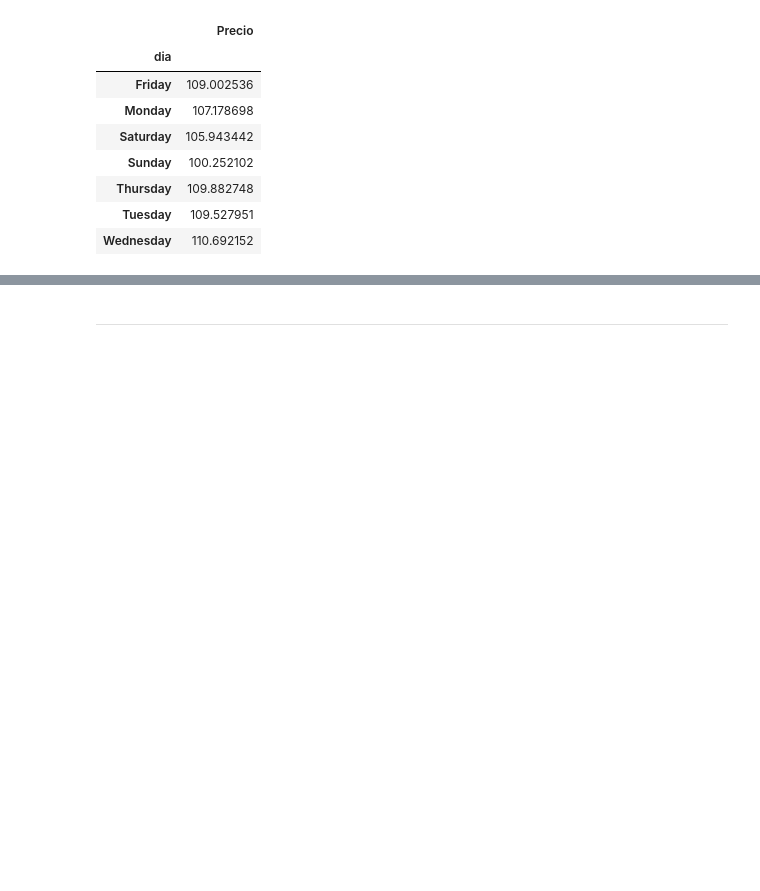
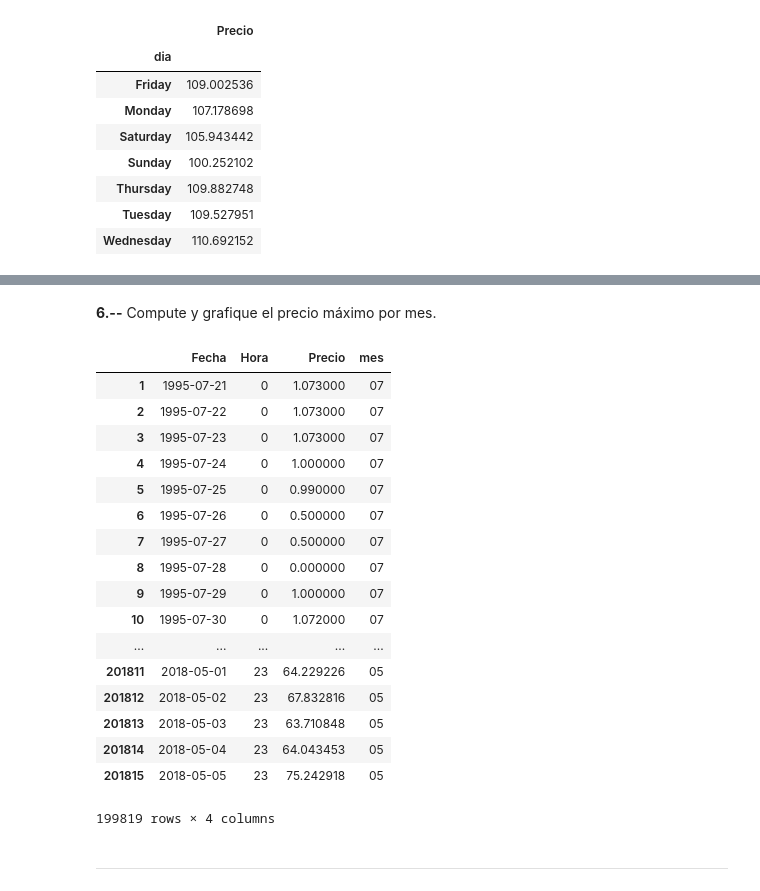
Before and after one commit to cda-2019-01/lab-analisis-exploratorio-de-datos-jgarciade, a Jupyter notebook: LAB-precios-electricidad.ipynb, the cells around one changed output, grey strips where cells are left out. Drawn from its saved outputs; the diff is of its cells as text; code cells hidden in the pictures; blank space fills up the shorter version.

```diff
--- a/LAB-precios-electricidad.ipynb
+++ b/LAB-precios-electricidad.ipynb
@@ -171,2 +171,27 @@ AttributeError: 'DataFrame' object has no attribute 'kesy'
+# %% [markdown]
+**6.--** Compute y grafique el precio máximo por mes.
+# %%
+df_month = dfunique.copy()
+df_month['mes'] =  df_month[['Fecha']].apply(lambda x: dt.datetime.strftime(x['Fecha'], '%m'), axis=1)
+df_month.groupby()
+# %% [output]
+|  | Fecha | Hora | Precio | mes |
+| 1 | 1995-07-21 | 0 | 1.073000 | 07 |
+| 2 | 1995-07-22 | 0 | 1.073000 | 07 |
+| 3 | 1995-07-23 | 0 | 1.073000 | 07 |
+| 4 | 1995-07-24 | 0 | 1.000000 | 07 |
+| 5 | 1995-07-25 | 0 | 0.990000 | 07 |
+| 6 | 1995-07-26 | 0 | 0.500000 | 07 |
+| 7 | 1995-07-27 | 0 | 0.500000 | 07 |
+| 8 | 1995-07-28 | 0 | 0.000000 | 07 |
+| 9 | 1995-07-29 | 0 | 1.000000 | 07 |
+| 10 | 1995-07-30 | 0 | 1.072000 | 07 |
+| ... | ... | ... | ... | ... |
+| 201811 | 2018-05-01 | 23 | 64.229226 | 05 |
+| 201812 | 2018-05-02 | 23 | 67.832816 | 05 |
+| 201813 | 2018-05-03 | 23 | 63.710848 | 05 |
+| 201814 | 2018-05-04 | 23 | 64.043453 | 05 |
+| 201815 | 2018-05-05 | 23 | 75.242918 | 05 |
+199819 rows × 4 columns
 # %% [markdown]
 ---
```
Also changed, not shown: parts of 3 cells of this notebook.
